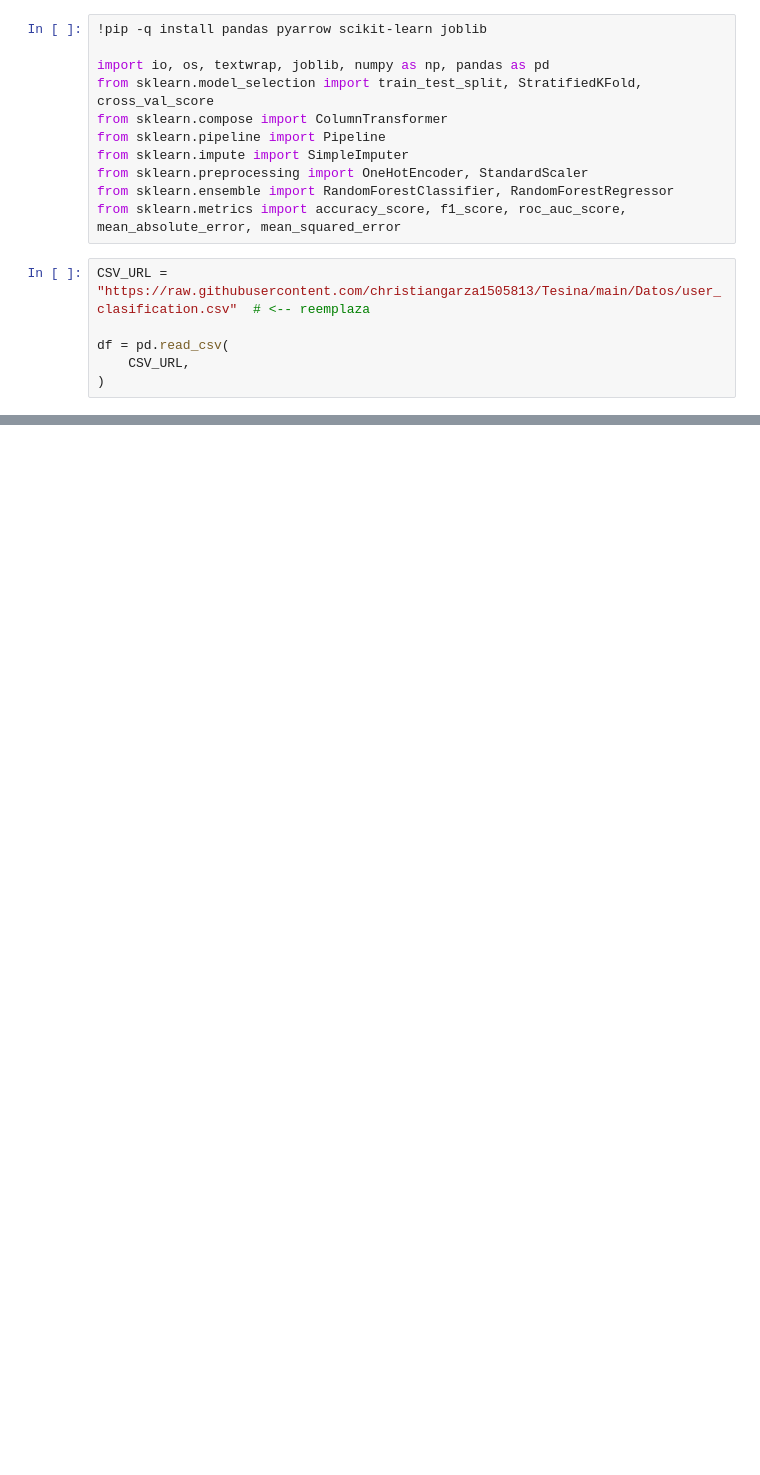
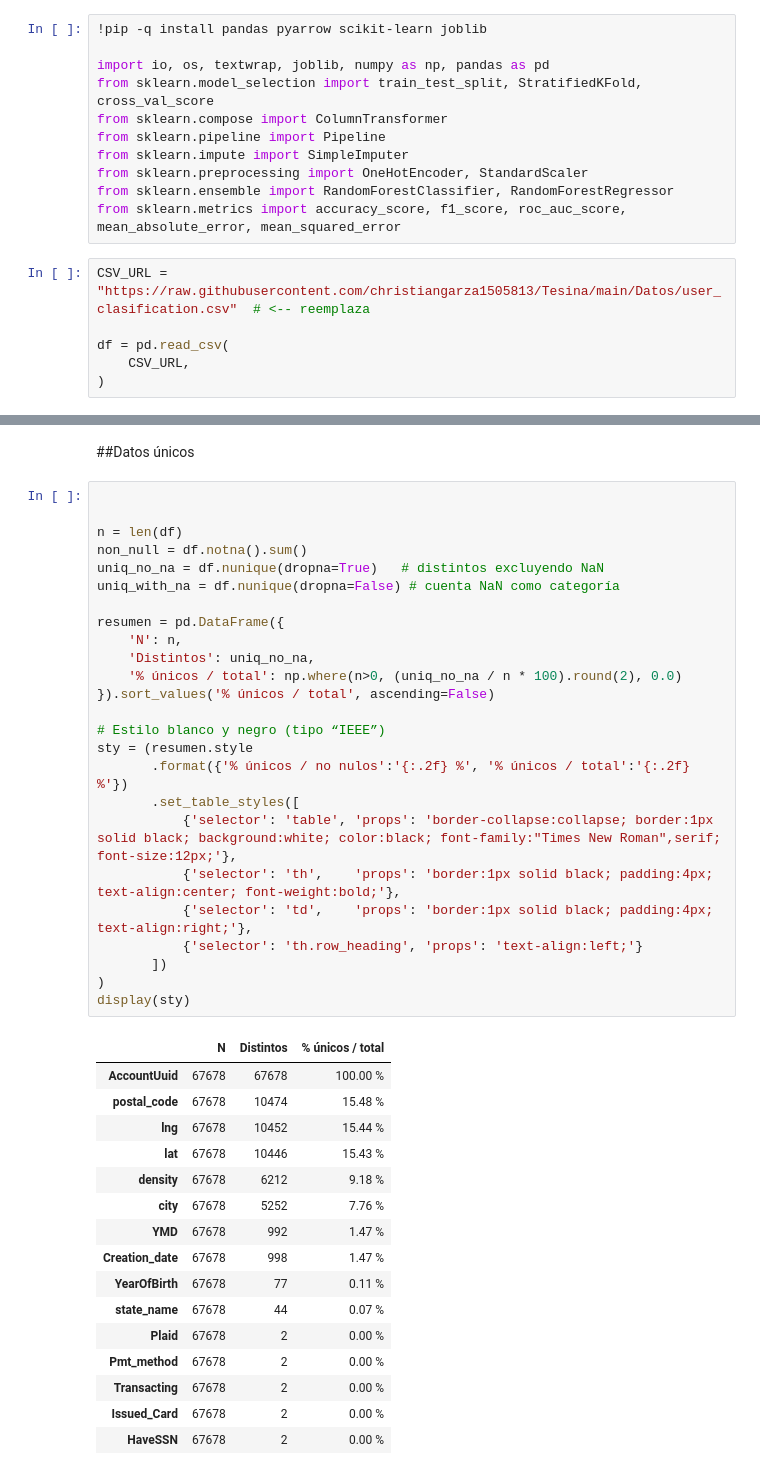
Before and after one commit to christiangarza1505813/Tesina, a Jupyter notebook: Model/model.ipynb, the cells around one changed output, grey strips where cells are left out. Cells and saved outputs as stored; diff of their text form; blank space fills up the shorter version.

```diff
--- a/Model/model.ipynb
+++ b/Model/model.ipynb
@@ -26,0 +83,44 @@ df = df_sorted.drop_duplicates(subset=['AccountUuid'], keep='first')
+# %% [markdown]
+##Datos únicos
+# %%
+
+
+n = len(df)
+non_null = df.notna().sum()
+uniq_no_na = df.nunique(dropna=True)   # distintos excluyendo NaN
+uniq_with_na = df.nunique(dropna=False) # cuenta NaN como categoría
+
+resumen = pd.DataFrame({
+    'N': n,
+    'Distintos': uniq_no_na,
+    '% únicos / total': np.where(n>0, (uniq_no_na / n * 100).round(2), 0.0)
+}).sort_values('% únicos / total', ascending=False)
+
+# Estilo blanco y negro (tipo “IEEE”)
+sty = (resumen.style
+       .format({'% únicos / no nulos':'{:.2f} %', '% únicos / total':'{:.2f} %'})
+       .set_table_styles([
+           {'selector': 'table', 'props': 'border-collapse:collapse; border:1px solid black; background:white; color:black; font-family:"Times New Roman",serif; font-size:12px;'},
+           {'selector': 'th',    'props': 'border:1px solid black; padding:4px; text-align:center; font-weight:bold;'},
+           {'selector': 'td',    'props': 'border:1px solid black; padding:4px; text-align:right;'},
+           {'selector': 'th.row_heading', 'props': 'text-align:left;'}
+       ])
+)
+display(sty)
+# %% [output]
+|  | N | Distintos | % únicos / total |
+| AccountUuid | 67678 | 67678 | 100.00 % |
+| postal_code | 67678 | 10474 | 15.48 % |
+| lng | 67678 | 10452 | 15.44 % |
+| lat | 67678 | 10446 | 15.43 % |
+| density | 67678 | 6212 | 9.18 % |
+| city | 67678 | 5252 | 7.76 % |
+| YMD | 67678 | 992 | 1.47 % |
+| Creation_date | 67678 | 998 | 1.47 % |
+| YearOfBirth | 67678 | 77 | 0.11 % |
+| state_name | 67678 | 44 | 0.07 % |
+| Plaid | 67678 | 2 | 0.00 % |
+| Pmt_method | 67678 | 2 | 0.00 % |
+| Transacting | 67678 | 2 | 0.00 % |
+| Issued_Card | 67678 | 2 | 0.00 % |
+| HaveSSN | 67678 | 2 | 0.00 % |
```
Also changed, not shown: parts of 5 cells of this notebook.
